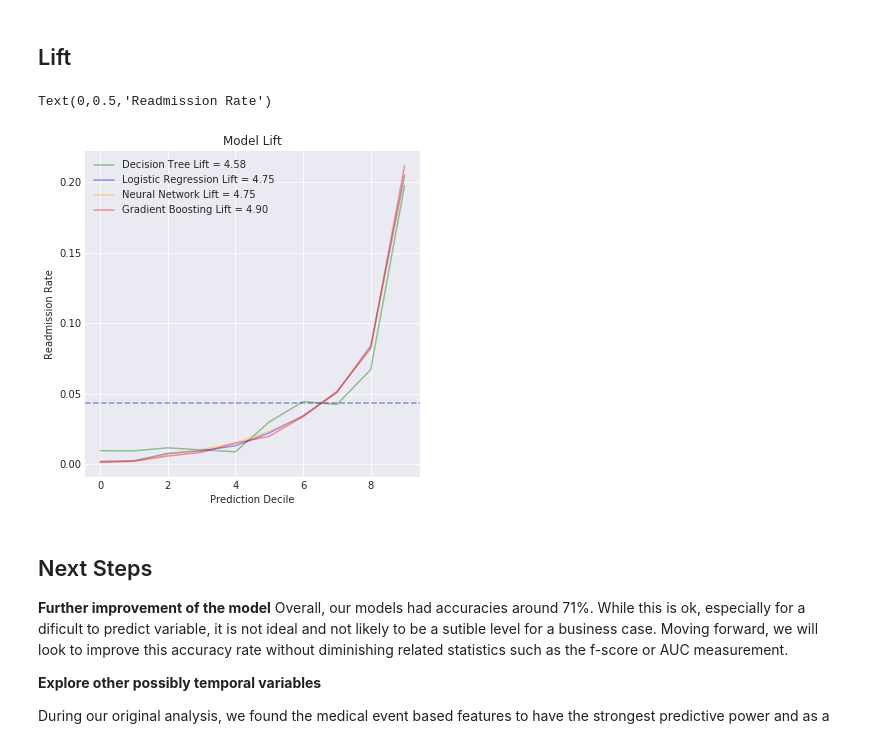
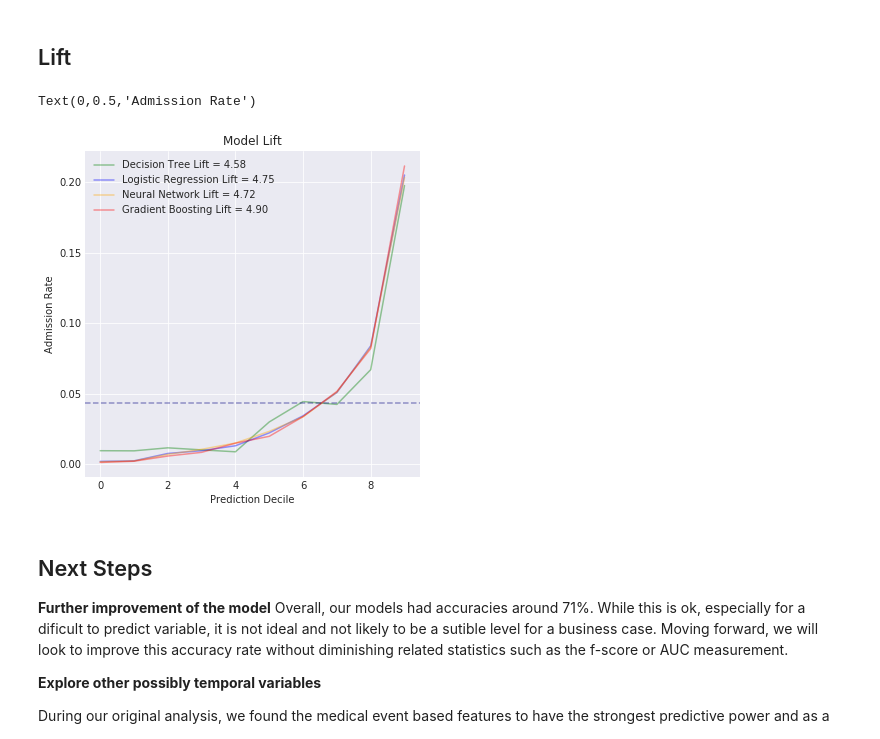
Before and after one commit to philip-johnson-2/DS5500, a Jupyter notebook: modeling/project_report.ipynb, the cells around one changed output. Drawn from its saved outputs; the diff is of its cells as text; code cells hidden in the pictures.

```diff
--- a/modeling/project_report.ipynb
+++ b/modeling/project_report.ipynb
@@ -810,37 +810,37 @@ gbm_probs.columns = ['likelihood']
 gbm_df = pd.concat([gbm_probs,outcome[0]], axis=1)
 gbm_df_sorted = gbm_df.sort_values(['likelihood'], ascending=True)
 gbm_df_sorted['rank'] = gbm_df_sorted['likelihood'].rank(method='first')
 gbm_df_sorted['decile'] = pd.qcut(gbm_df_sorted['rank'], 10, labels=False)
 #get average outcome by decile
 gbm_lift = pd.DataFrame(gbm_df_sorted.groupby('decile', as_index=False)[0].mean())
 
 #get average outcome rate
 average_outcome = np.mean(y_test)
 #compute lift at top decile
 tree_lift_stat = tree_lift.loc[9][0] / average_outcome
 lg_lift_stat = lg_lift.loc[9][0] / average_outcome
 nn_lift_stat = nn_lift.loc[9][0] / average_outcome
 gbm_lift_stat = gbm_lift.loc[9][0] / average_outcome
 
 
 #plot lift chart
 sb.set_style("darkgrid")
 plt.plot(tree_lift['decile'], tree_lift[0],
          alpha=0.4, color='green', label='Decision Tree Lift = %0.2f' % tree_lift_stat)
 plt.plot(lg_lift['decile'], lg_lift[0],
          alpha=0.4, color='blue', label='Logistic Regression Lift = %0.2f' % lg_lift_stat)
 plt.plot(nn_lift['decile'], nn_lift[0],
-         alpha=0.4, color='orange', label='Neural Network Lift = %0.2f' % lg_lift_stat)
+         alpha=0.4, color='orange', label='Neural Network Lift = %0.2f' % nn_lift_stat)
 plt.plot(gbm_lift['decile'], gbm_lift[0],
          alpha=0.4, color='red', label='Gradient Boosting Lift = %0.2f' % gbm_lift_stat)
 plt.axhline(y=average_outcome, color='navy', alpha=0.4, linestyle='--')
 plt.legend(loc="upper left")
 plt.title("Model Lift")
 plt.xlabel("Prediction Decile")
-plt.ylabel("Readmission Rate")
+plt.ylabel("Admission Rate")
 # %% [output]
-Text(0,0.5,'Readmission Rate')
+Text(0,0.5,'Admission Rate')
-[figure, old version]
+[figure, new version]
 # %% [markdown]
 ## Next Steps
 
```
